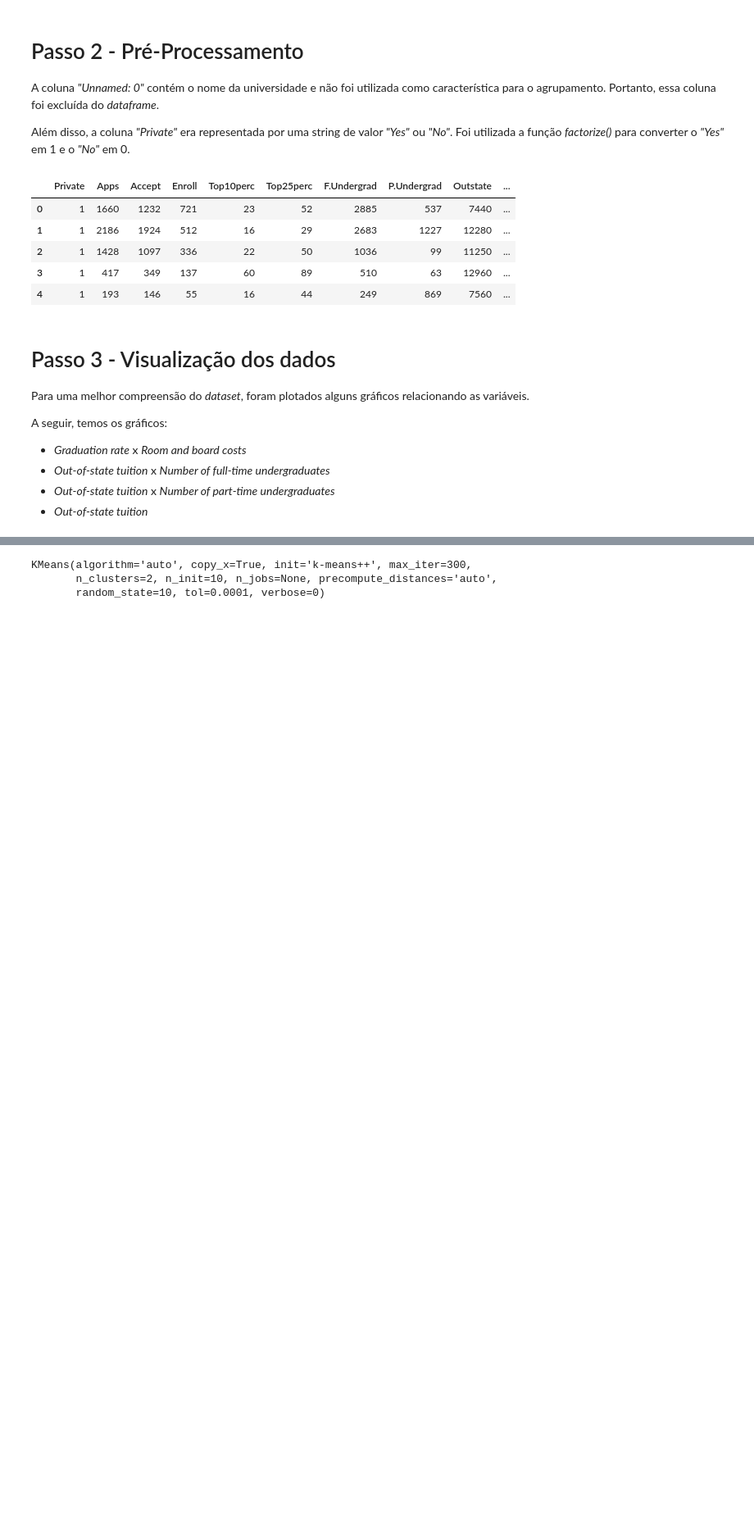
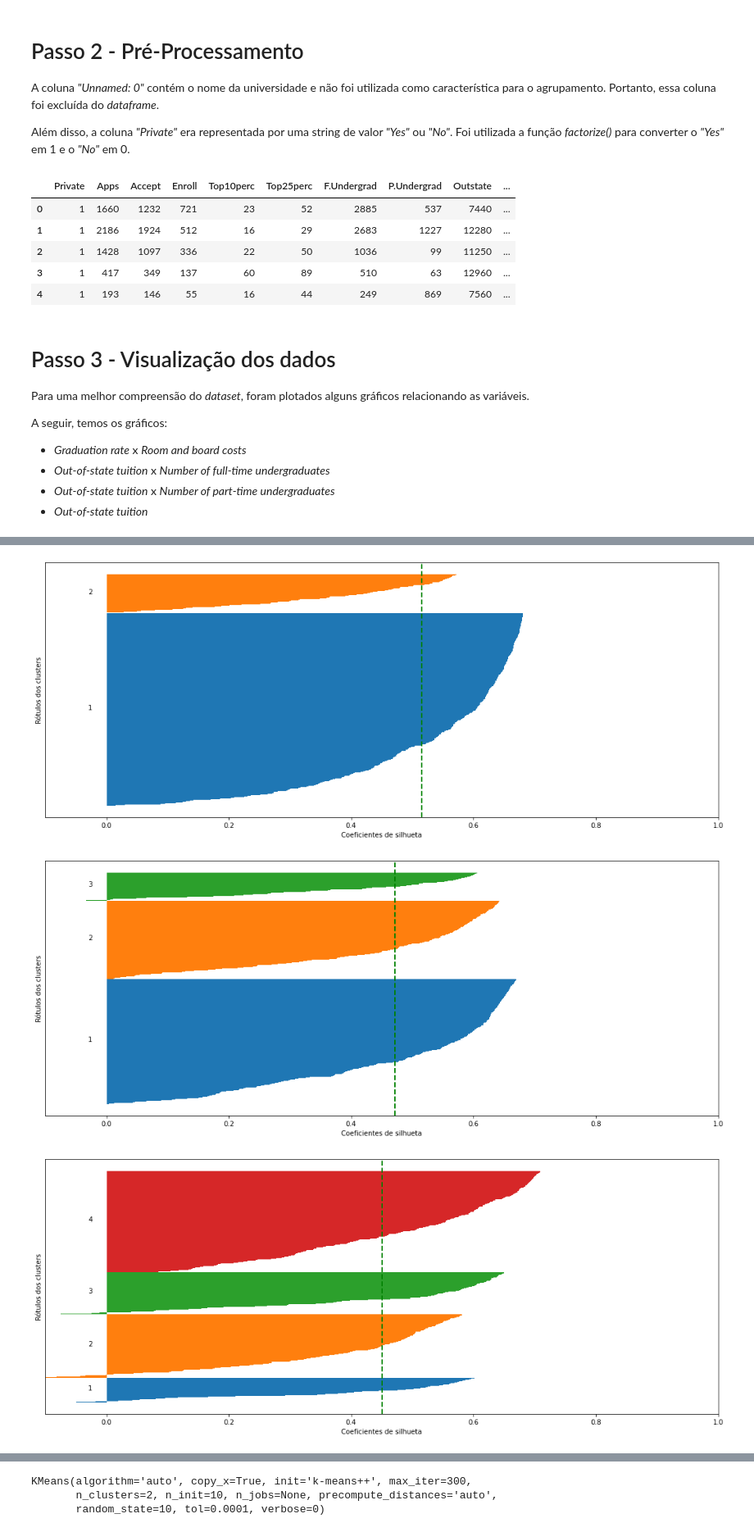
Before and after one commit to uandersonricardo/kmeans-college-clustering, a Jupyter notebook: Kmeans_mp3.ipynb, the cells around one changed output, grey strips where cells are left out. Shown at 82% size. Drawn from its saved outputs; the diff is of its cells as text; code cells hidden in the pictures; blank space fills up the shorter version.

```diff
--- a/Kmeans_mp3.ipynb
+++ b/Kmeans_mp3.ipynb
@@ -115,0 +151,31 @@ Em seguida, o algoritmo foi treinado através da função _fit()_.
+# %%
+for i, k in enumerate([2, 3, 4]):
+    fig, ax1 = plt.subplots(1, 1)
+    fig.set_size_inches(18, 7)
+
+    km = KMeans(n_clusters=k)
+    labels = km.fit_predict(x)
+    centroids = km.cluster_centers_
+
+    silhouette_vals = silhouette_samples(x, labels)
+
+    y_ticks = []
+    y_lower, y_upper = 0, 0
+    for i, cluster in enumerate(np.unique(labels)):
+        cluster_silhouette_vals = silhouette_vals[labels == cluster]
+        cluster_silhouette_vals.sort()
+        y_upper += len(cluster_silhouette_vals)
+        ax1.barh(range(y_lower, y_upper), cluster_silhouette_vals, edgecolor='none', height=1)
+        ax1.text(-0.03, (y_lower + y_upper) / 2, str(i + 1))
+        y_lower += len(cluster_silhouette_vals)
+
+    avg_score = np.mean(silhouette_vals)
+    ax1.axvline(avg_score, linestyle='--', linewidth=2, color='green')
+    ax1.set_yticks([])
+    ax1.set_xlim([-0.1, 1])
+    ax1.set_xlabel('Coeficientes de silhueta')
+    ax1.set_ylabel('Rótulos dos clusters')
+# %% [output]
+[figure, added]
+[figure, added]
+[figure, added]
```
Also changed, not shown: parts of 21 cells of this notebook.
